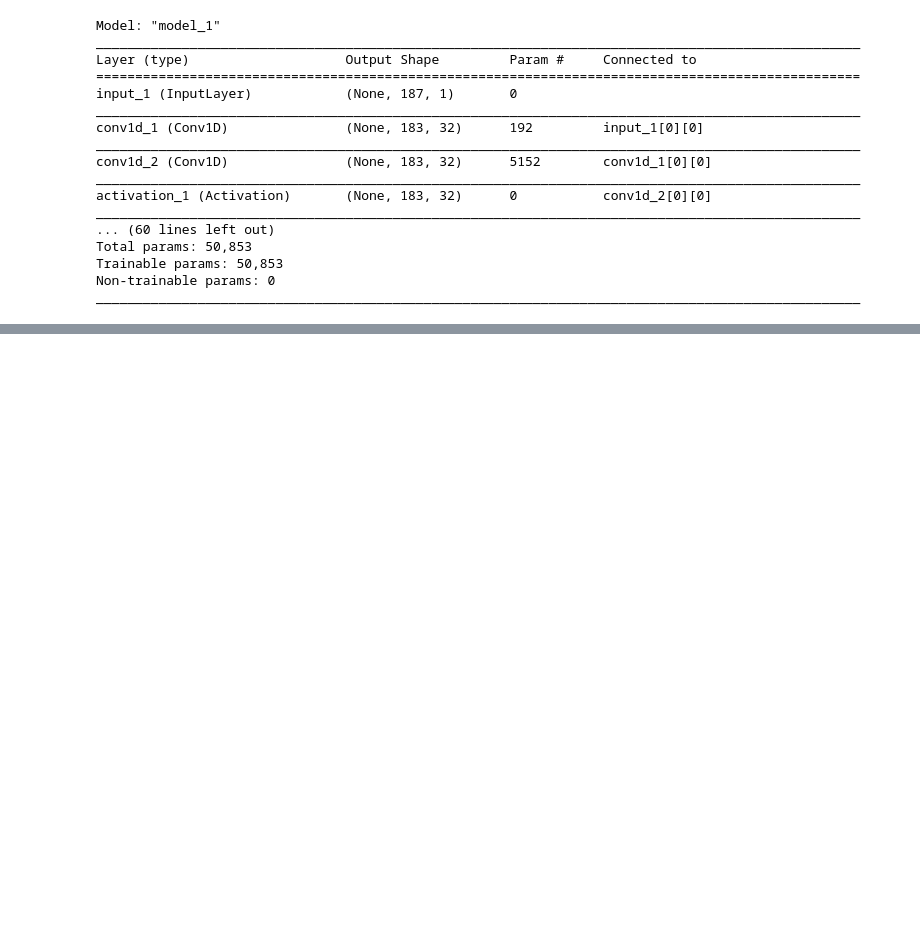
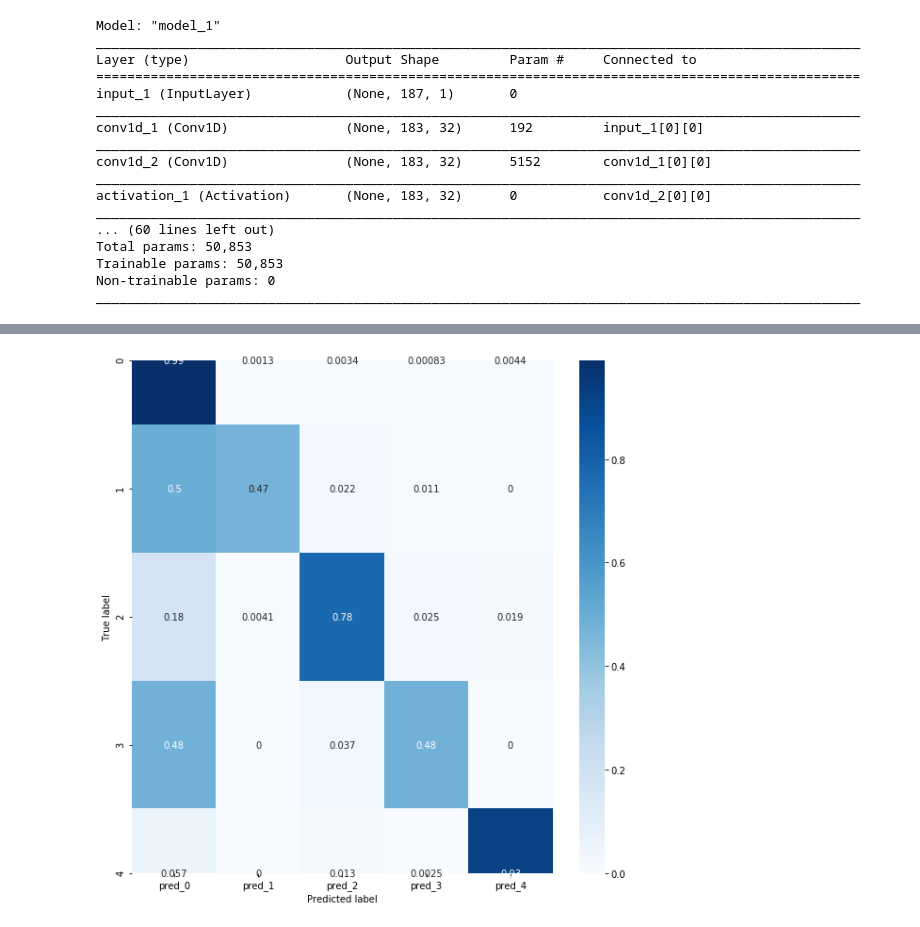
Before and after one commit to i-ces/profiling-ecg, a Jupyter notebook: codecamp.ipynb, the cells around one changed output, grey strips where cells are left out. Drawn from its saved outputs; the diff is of its cells as text; code cells hidden in the pictures; blank space fills up the shorter version.

```diff
--- a/codecamp.ipynb
+++ b/codecamp.ipynb
@@ -471,7 +469,7 @@ adam = Adam(lr = 0.001, beta_1 = 0.9, beta_2 = 0.999)
 model.compile(loss='categorical_crossentropy', optimizer=adam, metrics=['accuracy'])
 
 history = model.fit(X_train, y_train,
-                    epochs=2,
+                    epochs=1,
                     batch_size=batch_size,
                     verbose=1,
                     validation_data=(X_val, y_val),
@@ -507,0 +504,11 @@ weighted avg       0.88      0.83      0.83      2000
+# %%
+M = test_df.values
+X_test = M[:, :-1]
+y_test = M[:, -1]
+# %%
+X_test = np.expand_dims(X_test, 2)
+ohe = OneHotEncoder()
+y_test = ohe.fit_transform(y_test.reshape(-1,1))
+
+print("X_train", X_test.shape)
+print("y_train", y_test.shape)
@@ -507,0 +518,5 @@ weighted avg       0.88      0.83      0.83      2000
+# %%
+y_pred2 = model.predict(X_test)
+print("log loss: {:.3f}".format(log_loss(y_test.todense(), y_pred2)))
+print(classification_report(y_test.argmax(axis=1), y_pred2.argmax(axis=1)))
+# slightly better result than RFC for the test set
@@ -507,0 +548,12 @@ weighted avg       0.88      0.83      0.83      2000
+# %%
+import seaborn as sns
+conf_mat=pd.DataFrame(np.array(confusion_matrix(y_test.argmax(axis=1), y_pred2.argmax(axis=1))),
+                         index = ['0', '1','2', '3','4'],
+                        columns=['pred_0', 'pred_1','pred_2', 'pred_3','pred_4'])
+fig, ax = plt.subplots(figsize=(10,10))
+sns.heatmap(conf_mat.apply(lambda x: x/x.sum(),axis=1), annot=True, cmap = 'Blues')
+plt.ylabel('True label')
+plt.xlabel('Predicted label')
+plt.show()
+# %% [output]
+[figure, added]
```
Also changed, not shown: parts of 12 cells of this notebook.
